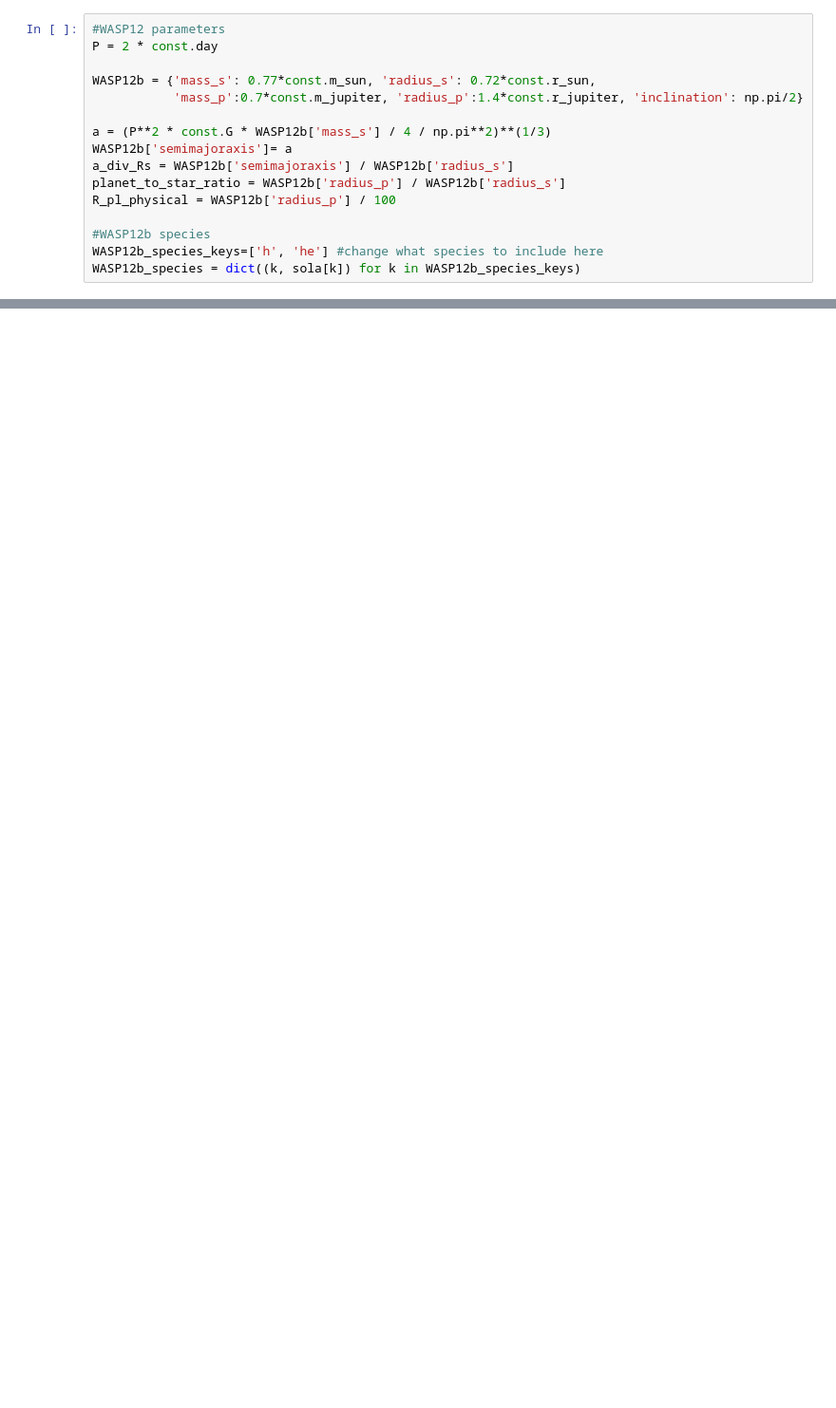
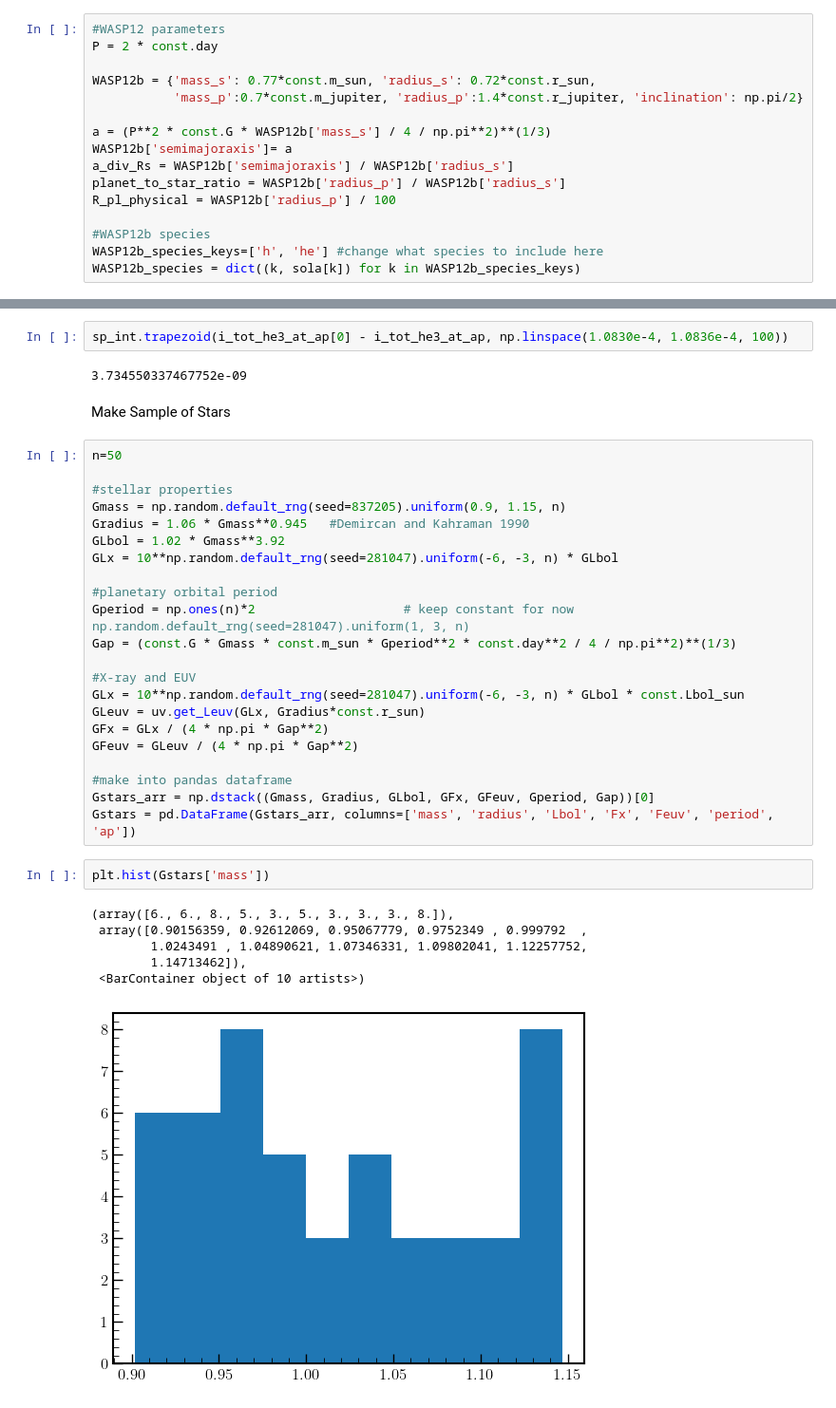
Before and after one commit to eschreyer/torus, a Jupyter notebook: Astro9_Starter_Notebook.ipynb, the cells around one changed output, grey strips where cells are left out. Shown: that part at 95% size. Saved outputs shown, nothing was run; the diff lists cells and outputs as text; blank space fills up the shorter version.

```diff
--- a/Astro9_Starter_Notebook.ipynb
+++ b/Astro9_Starter_Notebook.ipynb
@@ -76,0 +129,37 @@ Text(0.5, 0, 'wavelength')
+# %%
+sp_int.trapezoid(i_tot_he3_at_ap[0] - i_tot_he3_at_ap, np.linspace(1.0830e-4, 1.0836e-4, 100))
+# %% [output]
+3.734550337467752e-09
+# %% [markdown]
+Make Sample of Stars
+# %%
+n=50
+
+#stellar properties
+Gmass = np.random.default_rng(seed=837205).uniform(0.9, 1.15, n)
+Gradius = 1.06 * Gmass**0.945   #Demircan and Kahraman 1990
+GLbol = 1.02 * Gmass**3.92
+GLx = 10**np.random.default_rng(seed=281047).uniform(-6, -3, n) * GLbol
+
+#planetary orbital period
+Gperiod = np.ones(n)*2                    # keep constant for now np.random.default_rng(seed=281047).uniform(1, 3, n)
+Gap = (const.G * Gmass * const.m_sun * Gperiod**2 * const.day**2 / 4 / np.pi**2)**(1/3)
+
+#X-ray and EUV
+GLx = 10**np.random.default_rng(seed=281047).uniform(-6, -3, n) * GLbol * const.Lbol_sun
+GLeuv = uv.get_Leuv(GLx, Gradius*const.r_sun)
+GFx = GLx / (4 * np.pi * Gap**2)
+GFeuv = GLeuv / (4 * np.pi * Gap**2)
+
+#make into pandas dataframe
+Gstars_arr = np.dstack((Gmass, Gradius, GLbol, GFx, GFeuv, Gperiod, Gap))[0]
+Gstars = pd.DataFrame(Gstars_arr, columns=['mass', 'radius', 'Lbol', 'Fx', 'Feuv', 'period', 'ap'])
+# %%
+plt.hist(Gstars['mass'])
+# %% [output]
+(array([6., 6., 8., 5., 3., 5., 3., 3., 3., 8.]),
+ array([0.90156359, 0.92612069, 0.95067779, 0.9752349 , 0.999792  ,
+        1.0243491 , 1.04890621, 1.07346331, 1.09802041, 1.12257752,
+        1.14713462]),
+ <BarContainer object of 10 artists>)
+[figure, added]
```
Also changed, not shown: parts of 13 cells of this notebook, 1 other file.
